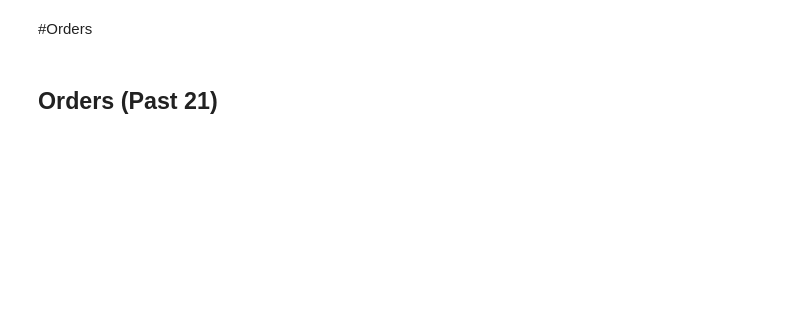
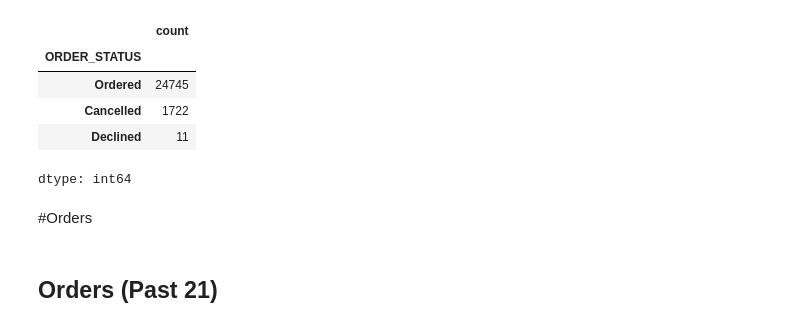
Before and after one commit to ZachGendreau/Ecommerce_Losss_Prevention, a Jupyter notebook: LP_MFA_Bullion_EDA.ipynb, the cells around one changed output. Saved outputs shown, nothing was run; the diff lists cells and outputs as text; code cells hidden in the pictures; blank space fills up the shorter version.

```diff
--- a/LP_MFA_Bullion_EDA.ipynb
+++ b/LP_MFA_Bullion_EDA.ipynb
@@ -89,3 +53,12 @@ print(np.average(df_cancelled['ORDERED_QTY'])),
+# %%
+df2['ORDER_STATUS'].value_counts()
+# %% [output]
+|  | count |
+| ORDER_STATUS |  |
+| Ordered | 24745 |
+| Cancelled | 1722 |
+| Declined | 11 |
+dtype: int64
 # %% [markdown]
 #Orders
 # %% [markdown]
```
Also changed, not shown: parts of 15 cells of this notebook.
